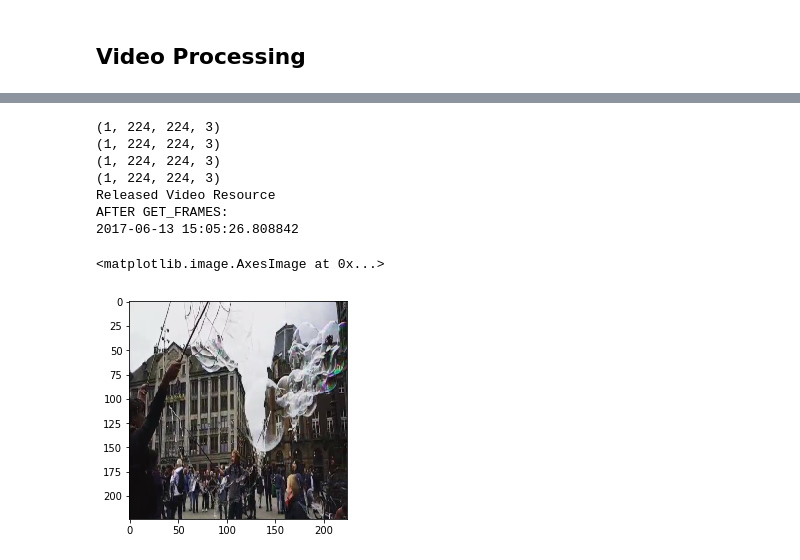
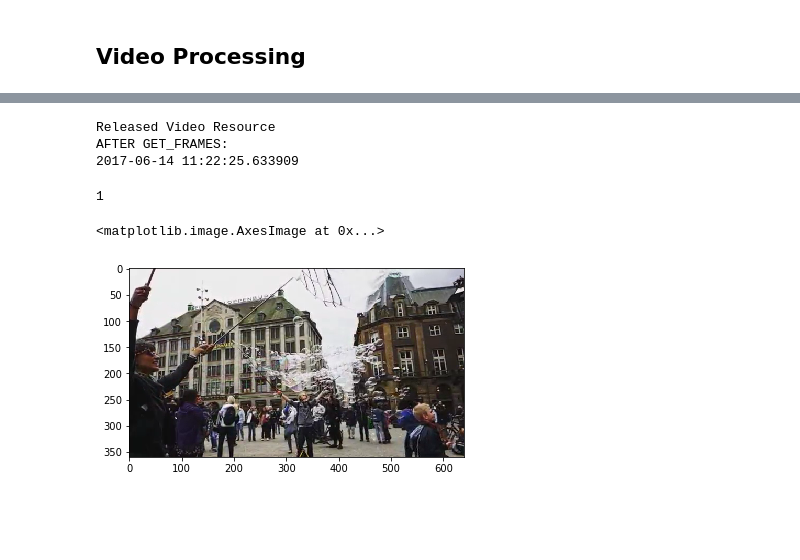
Before and after one commit to plim0793/automating_photography, a Jupyter notebook: modeling.ipynb, the cells around one changed output, grey strips where cells are left out. Cells and saved outputs as stored; diff of their text form; code cells hidden in the pictures; blank space fills up the shorter version.

```diff
--- a/modeling.ipynb
+++ b/modeling.ipynb
@@ -273,7 +273,6 @@ def get_frames(file_path, model, consecutive):
             good_frames.append(frame)
             if len(pred_arr) > consecutive:
                 pred_arr = np.array(pred_arr)
-                print(pred_arr.shape)
                 pred = model.predict(pred_arr)
                 for p in pred:
                     if p > 0.5:
@@ -285,12 +284,13 @@ def get_frames(file_path, model, consecutive):
                 if good_count == consecutive:
                     print("PRED_ARR SHAPE: ", good_frames[consecutive // 2].shape)
                     file_path = 'data/good_photos/' + str(good_frames[consecutive // 2]) + 'jpg'
+                    print("File Path: ", file_path)
                     cv2.imwrite(file_path, good_frames[consecutive // 2])
 
                 pred_arr = []
                 good_frames = []
 
-        return good_pics_arr
+        return good_frames
 
     except KeyboardInterrupt:
         vid.release()
@@ -387,12 +390,8 @@ print(datetime.datetime.now())
 # %%
-snap = get_frames("data/humansofamsterdam/11937705_1911159232441731_613664561_n.mp4", final_model, 0)
+snap = get_frames("data/humansofamsterdam/11937705_1911159232441731_613664561_n.mp4", final_model, 5)
 print("AFTER GET_FRAMES: ")
 print(datetime.datetime.now())
 # %% [output]
-(1, 224, 224, 3)
-(1, 224, 224, 3)
-(1, 224, 224, 3)
-(1, 224, 224, 3)
 Released Video Resource
 AFTER GET_FRAMES:
-2017-06-13 15:05:26.808842
+2017-06-14 11:22:25.633909
@@ -401,6 +398,10 @@ snap[1].shape
+# %%
+len(snap)
+# %% [output]
+1
 # %%
-good_photos = cv2.cvtColor(snap[1], cv2.COLOR_BGR2RGB)
+good_photos = cv2.cvtColor(snap[0], cv2.COLOR_BGR2RGB)
 plt.imshow(good_photos*-1)
 # %% [output]
 <matplotlib.image.AxesImage at 0x...>
-[figure, old version]
+[figure, new version]
```
Also changed, not shown: parts of 2 cells of this notebook.
